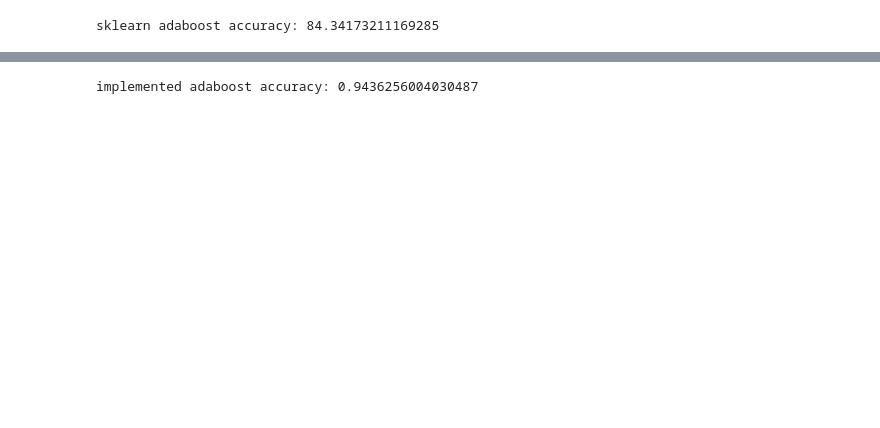
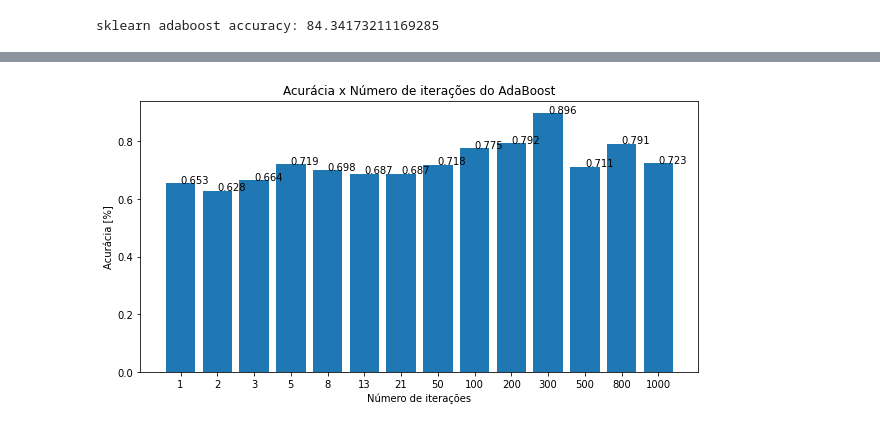
Before and after one commit to lucas-mv/peptide-avpdb-ml, a Jupyter notebook: tp2-adaboost.ipynb, the cells around one changed output, grey strips where cells are left out. Saved outputs shown, nothing was run; the diff lists cells and outputs as text; code cells hidden in the pictures; blank space fills up the shorter version.

```diff
--- a/tp2-adaboost.ipynb
+++ b/tp2-adaboost.ipynb
@@ -220,15 +153,29 @@ accuracy:  0.734375
 # %%
-accuracy_fold = []
-for train_index, test_index in k_fold.split(X):
-    X_train, X_test = X.iloc[train_index], X.iloc[test_index]
-    y_train, y_test = np.array(y)[train_index], np.array(y)[test_index]
-    clf = train_adaboost(X_train, y_train, 100)
-    y_pred = predict_adaboost(clf, X_test)
-    errors = 0
-    for i in range(len(y_test)):
-        if y_pred[i] != y_test[i]:
-            errors = errors + 1
-    accuracy_fold.append((len(y_test)-errors)/len(y_test))
-print('implemented adaboost accuracy:', statistics.fmean(accuracy_fold))
+from adaboost import train_adaboost, predict_adaboost
+
+def run_adaboost(n_iter):
+    accuracy_fold = []
+    for train_index, test_index in k_fold.split(X):
+        X_train, X_test = X.iloc[train_index], X.iloc[test_index]
+        y_train, y_test = np.array(y)[train_index], np.array(y)[test_index]
+        clf = train_adaboost(X_train, y_train, n_iter)
+        y_pred = predict_adaboost(clf, X_test)
+        errors = 0
+        for i in range(len(y_test)):
+            if y_pred[i] != y_test[i]:
+                errors = errors + 1
+        accuracy_fold.append((len(y_test)-errors)/len(y_test))
+    return statistics.fmean(accuracy_fold)
+
+n_iters = [1, 2, 3, 5, 8, 13, 21, 50, 100, 200, 300, 500, 800, 1000]
+accuracies = []
+for i in range(len(n_iters)):
+    accuracies.append(run_adaboost(n_iters[i]))
+
+plot_labeled_values(['1', '2', '3', '5', '8', '13', '21', '50', '100', '200', '300', '500', '800', '1000'],
+                    accuracies,
+                    'Número de iterações',
+                    'Acurácia [%]',
+                    'Acurácia x Número de iterações do AdaBoost')
 # %% [output]
-implemented adaboost accuracy: 0.9436256004030487
+[figure, added]
```
Also changed, not shown: parts of 9 cells of this notebook, 1 other file.
